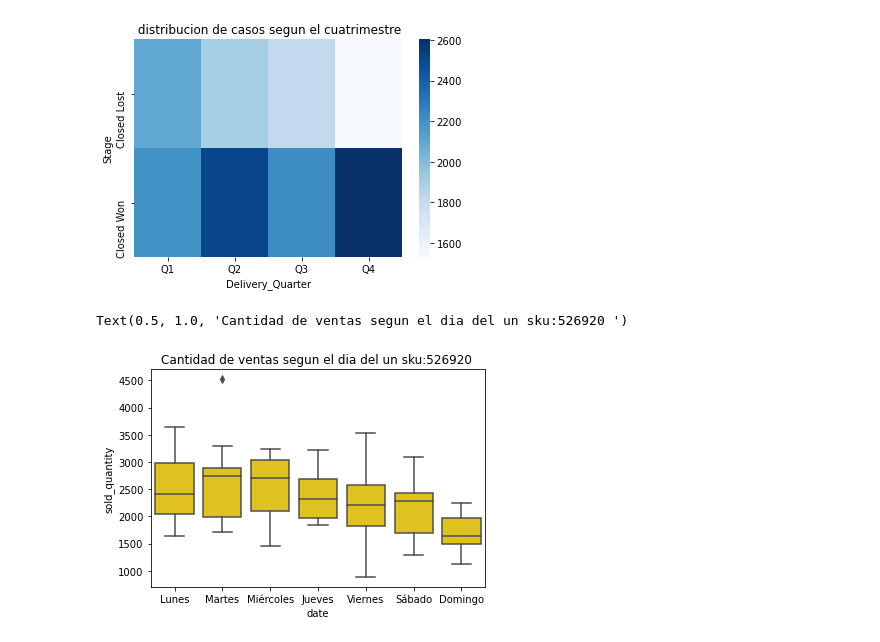
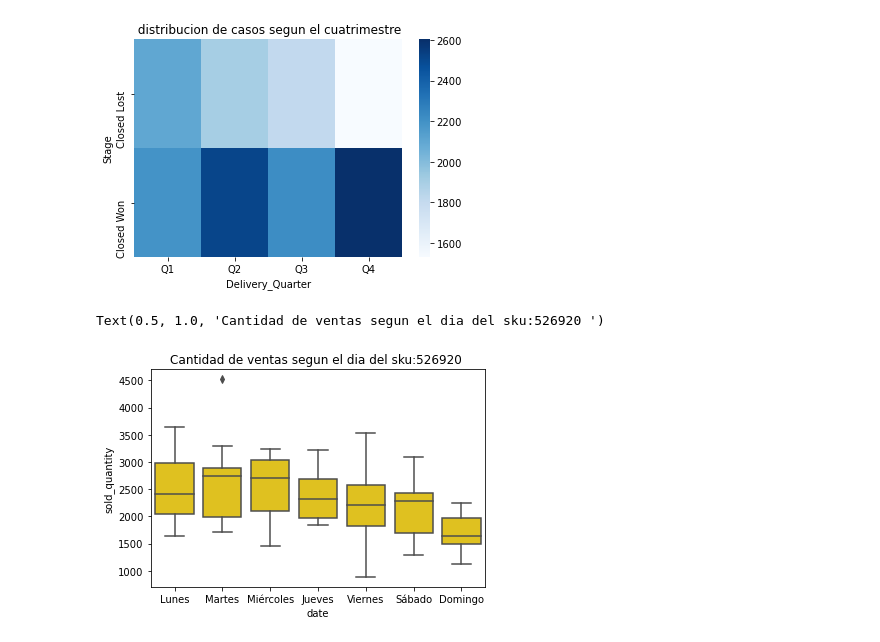
Before and after one commit to Bmorseletto/Trabajo-Practico-1, a Jupyter notebook: Tp1.ipynb, the cells around one changed output. Saved outputs shown, nothing was run; the diff lists cells and outputs as text; code cells hidden in the pictures.

```diff
--- a/Tp1.ipynb
+++ b/Tp1.ipynb
@@ -355,10 +375,10 @@ sku_y_cantidad_vendida["date"] = pd.to_datetime(sku_y_cantidad_vendida["date"])
 # %%
 sku_y_cantidad_vendida["date"]=sku_y_cantidad_vendida["date"].dt.day_name("spanish")
 # %%
-sns.boxplot(x="date", y="sold_quantity", data=sku_y_cantidad_vendida, color="gold").set_title("Cantidad de ventas segun el dia del un sku:526920 ")
+sns.boxplot(x="date", y="sold_quantity", data=sku_y_cantidad_vendida, color="gold").set_title("Cantidad de ventas segun el dia del sku:526920 ")
 # %% [output]
-Text(0.5, 1.0, 'Cantidad de ventas segun el dia del un sku:526920 ')
+Text(0.5, 1.0, 'Cantidad de ventas segun el dia del sku:526920 ')
-[figure, old version]
+[figure, new version]
 # %%
 #Visualizacion 6 Frecuencia de cantidad de de prducto vendido de un sku especifico
 sku_y_cantidad_vendida2 = data2.filter(["sku", "sold_quantity"])
```
Also changed, not shown: parts of 7 cells of this notebook.
